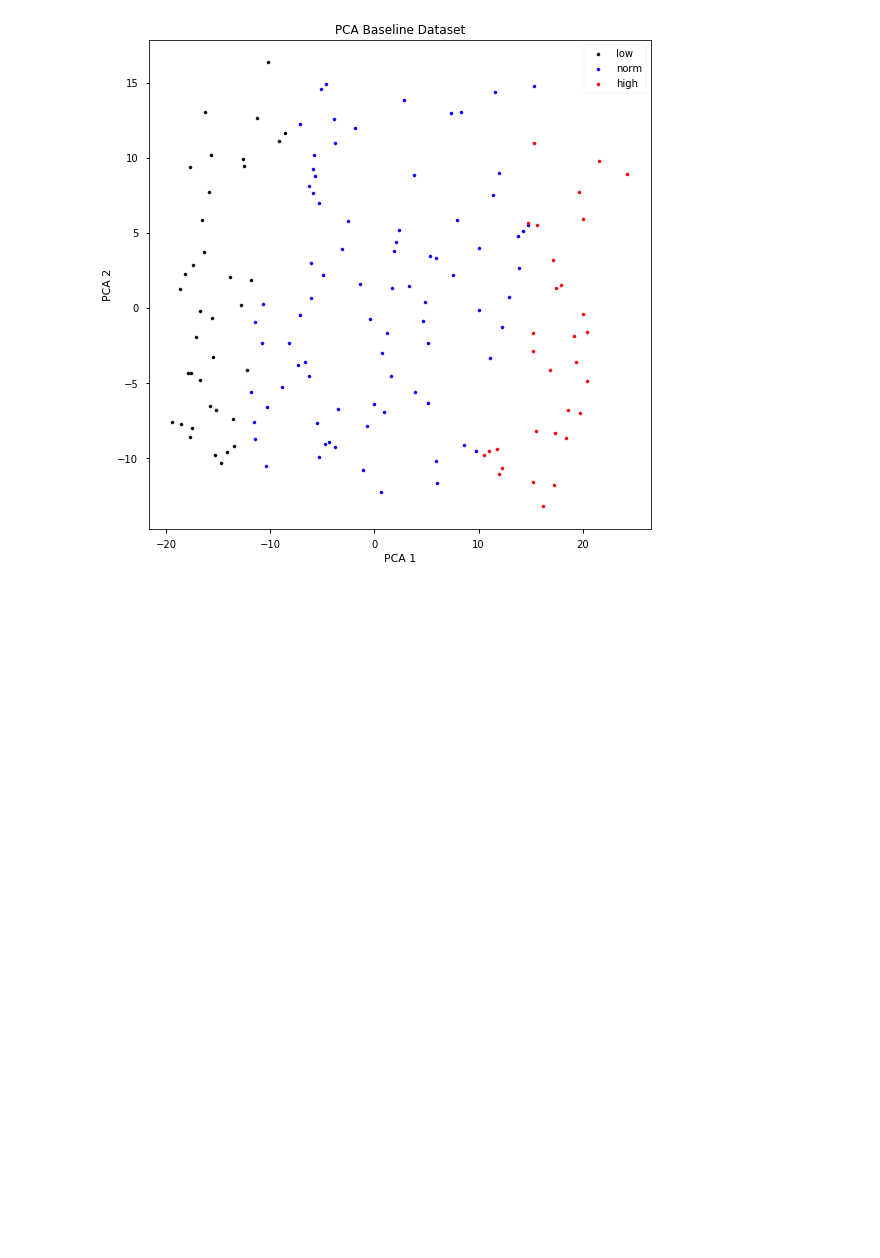
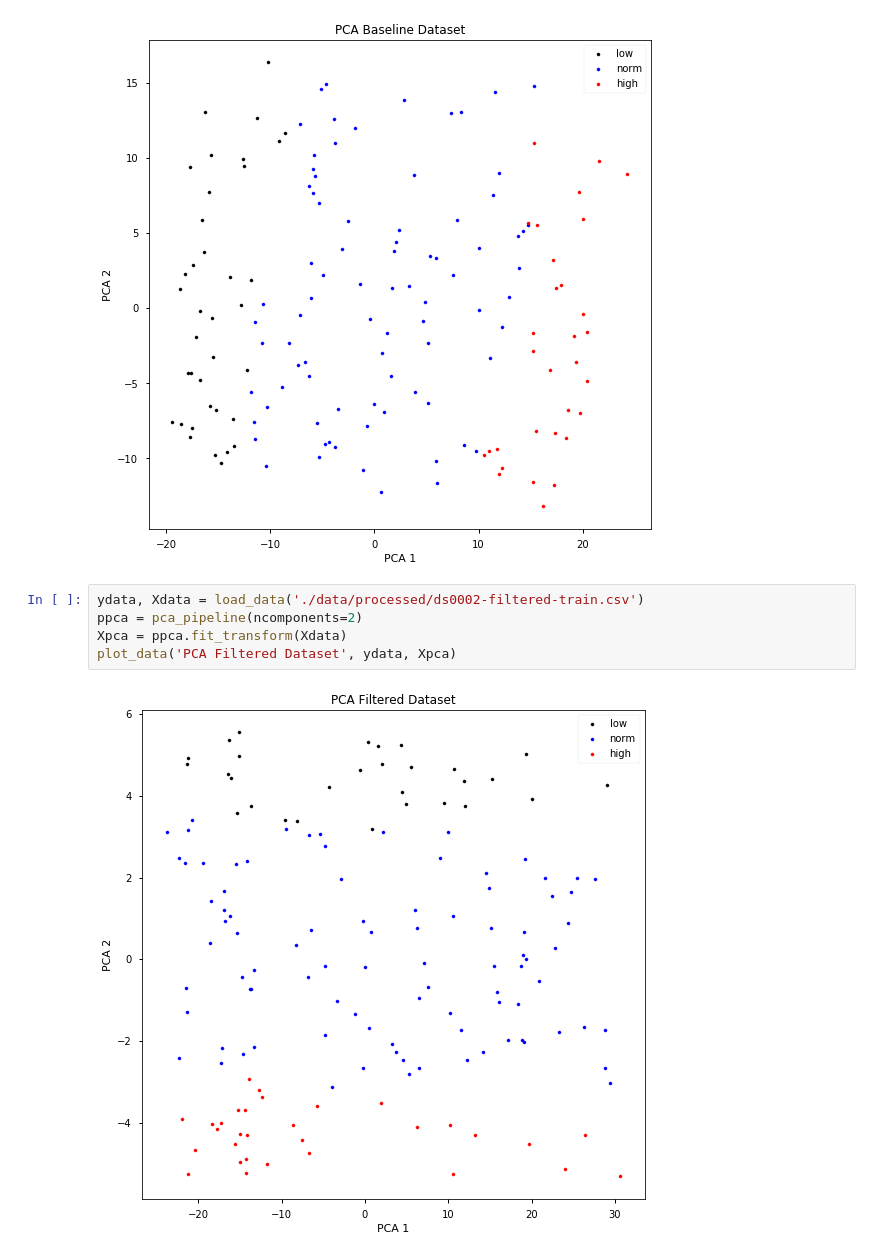
Before and after one commit to mjsiers/practice-data-cpcapaper, a Jupyter notebook: notebooks/results/01-pca-analysis.ipynb, the cells around one changed output. Saved outputs shown, nothing was run; the diff lists cells and outputs as text; blank space fills up the shorter version.

Commit message:
Added dataset 2 to analysis plots.

```diff
--- a/notebooks/results/01-pca-analysis.ipynb
+++ b/notebooks/results/01-pca-analysis.ipynb
@@ -50,3 +50,10 @@ Xpca = ppca.fit_transform(Xdata)
 plot_data('PCA Baseline Dataset', ydata, Xpca)
 # %% [output]
 [figure]
+# %%
+ydata, Xdata = load_data('./data/processed/ds0002-filtered-train.csv')
+ppca = pca_pipeline(ncomponents=2)
+Xpca = ppca.fit_transform(Xdata)
+plot_data('PCA Filtered Dataset', ydata, Xpca)
+# %% [output]
+[figure, added]
```
Also changed, not shown: parts of 1 cell of this notebook, 1 other file.
